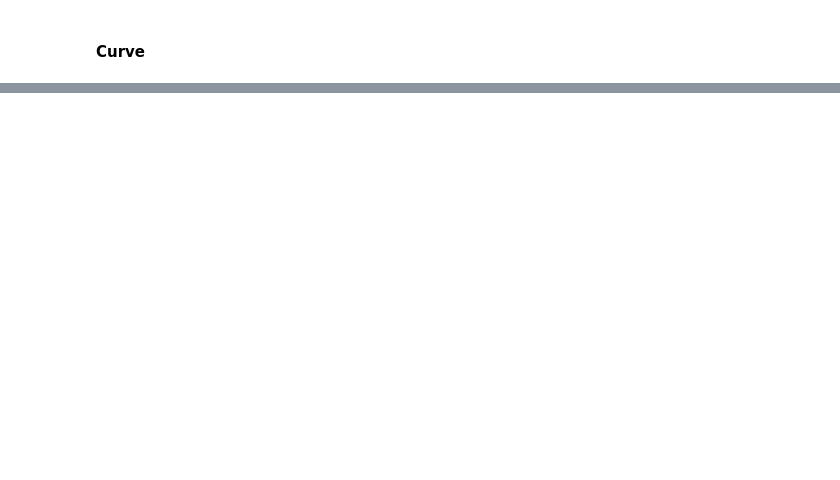
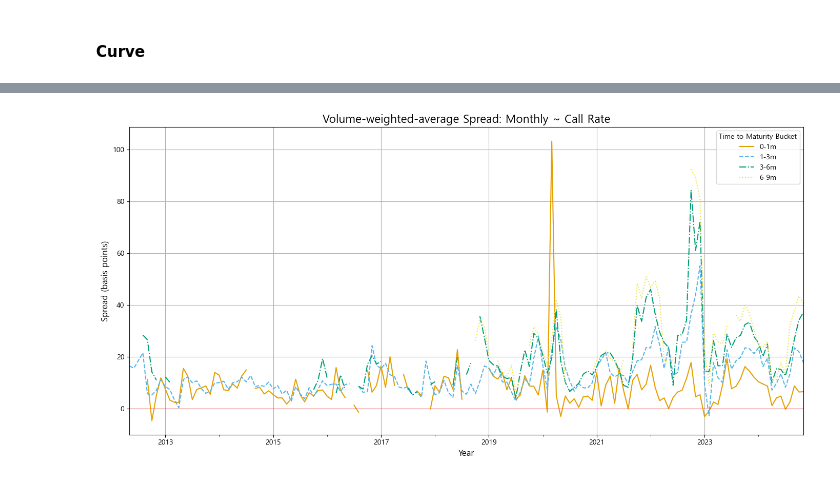
Before and after one commit to lazybuttrying/kofia-bond, a Jupyter notebook: short-axi.ipynb, the cells around one changed output, grey strips where cells are left out. Cells and saved outputs as stored; diff of their text form; code cells hidden in the pictures; blank space fills up the shorter version.

```diff
--- a/short-axi.ipynb
+++ b/short-axi.ipynb
@@ -356,0 +388,11 @@ plot_yield_curve([rfr_call, rfr_kofr], ["Call Rate", "KOFIR"], "2023-01-01", yea
+# %%
+grouped_call = cd_call.groupby(['기준월', 'times_to_maturity_range']).apply(
+    lambda group: weighted_average(group['spread'], group['매매금액'])
+).reset_index(name='credit_spread')
+
+
+# Step 6: Pivot the data for plotting (separating by time_to_maturity_range)
+pivoted_call = grouped_call.pivot(index='기준월', columns='times_to_maturity_range', values='credit_spread')
+plot_credit_spread(pivoted_call, "Monthly ~ Call Rate")
+# %% [output]
+[figure, added]
```
Also changed, not shown: parts of 35 cells of this notebook.
